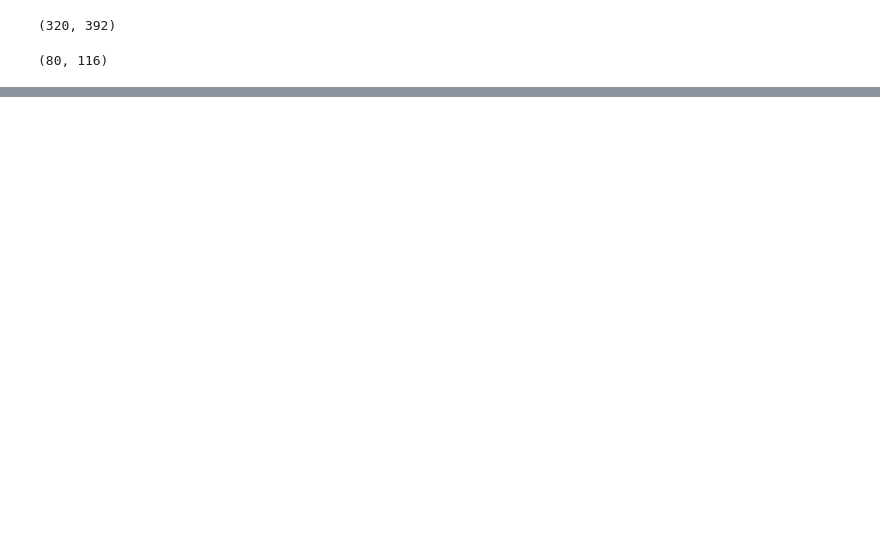
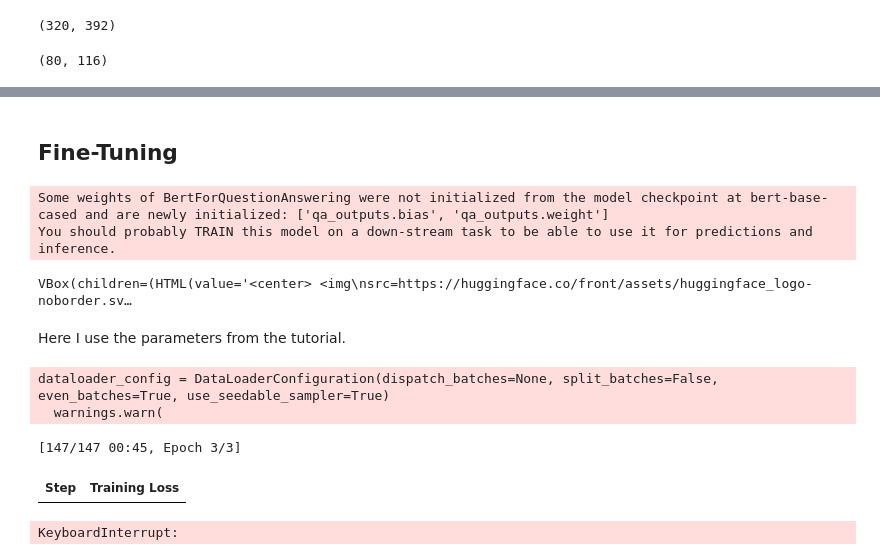
Before and after one commit to sebastian9991/RAGvsFine, a Jupyter notebook: SebastianSabry_Assessment.ipynb, the cells around one changed output, grey strips where cells are left out. Drawn from its saved outputs; the diff is of its cells as text; code cells hidden in the pictures; blank space fills up the shorter version.

Commit message:
completed jupyter notebook

```diff
--- a/SebastianSabry_Assessment.ipynb
+++ b/SebastianSabry_Assessment.ipynb
@@ -270,7 +280,7 @@ qac_result = create_qac_dataset(result)
 #The documentation on Hugging face suggests that this is the best format
 idx = 0
 for qa in qac_result:
-    qa["id"] = idx + 1  # Adding 1 to start id from 1
+    qa["id"] = str(idx + 1)  # Adding 1 to start id from 1
     qa["title"] = f"Title {idx + 1}"  # Assuming title follows a pattern, adjust as needed
 
     # Move id and title to the beginning of the dictionary
@@ -594,0 +744,46 @@ ModuleNotFoundError: No module named 'torch'
+# %% [markdown]
+## Fine-Tuning
+# %%
+model = AutoModelForQuestionAnswering.from_pretrained(model_checkpoint)
+# %% [output]
+Some weights of BertForQuestionAnswering were not initialized from the model checkpoint at bert-base-cased and are newly initialized: ['qa_outputs.bias', 'qa_outputs.weight']
+You should probably TRAIN this model on a down-stream task to be able to use it for predictions and inference.
+# %%
+#Logging in here as part of the tutorial
+from huggingface_hub import notebook_login
+
+notebook_login()
+# %% [output]
+VBox(children=(HTML(value='<center> <img\nsrc=https://huggingface.co/front/assets/huggingface_logo-noborder.sv…
+# %% [markdown]
+Here I use the parameters from the tutorial.
+# %%
+from transformers import TrainingArguments
+
+args = TrainingArguments(
+    "bert-finetuned-squad",
+    evaluation_strategy="no",
+    save_strategy="epoch",
+    learning_rate=2e-5,
+    num_train_epochs=3,
+    weight_decay=0.01,
+    fp16=True,
+    push_to_hub=True,
+)
+# %%
+from transformers import Trainer
+
+trainer = Trainer(
+    model=model,
+    args=args,
+    train_dataset=train_dataset,
+    eval_dataset=validation_dataset,
+    tokenizer=tokenizer,
+)
+trainer.train()
+# %% [output]
+dataloader_config = DataLoaderConfiguration(dispatch_batches=None, split_batches=False, even_batches=True, use_seedable_sampler=True)
+  warnings.warn(
+[147/147 00:45, Epoch 3/3]
+| Step | Training Loss |
+KeyboardInterrupt:
```
Also changed, not shown: parts of 37 cells of this notebook.
